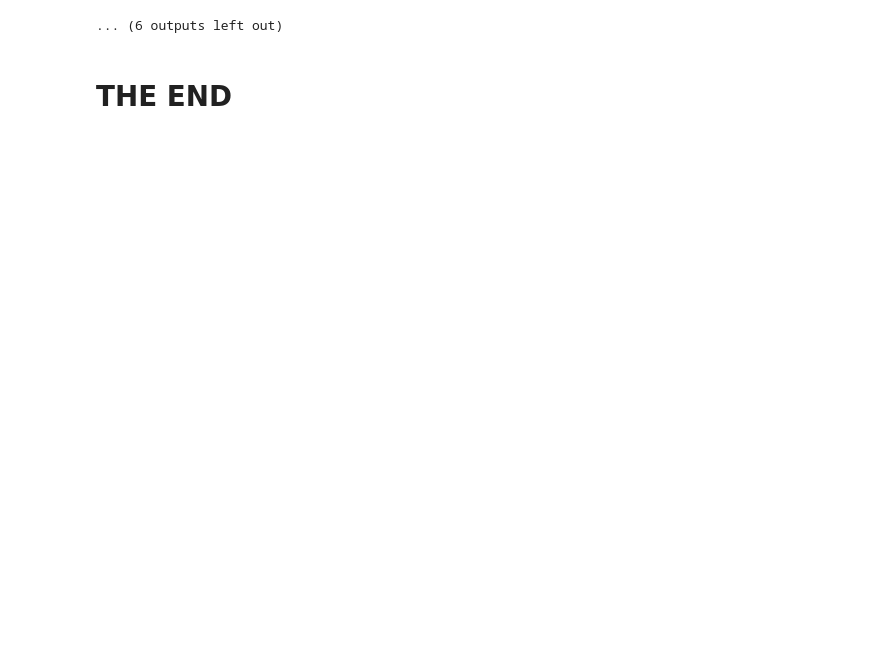
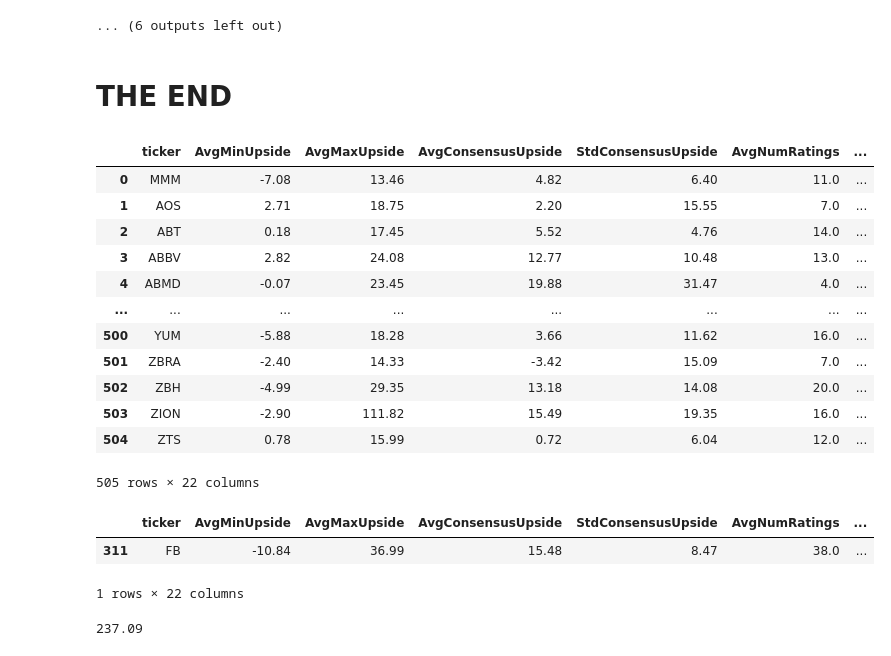
Before and after one commit to RaghuvirJonnagiri/LeveragedETF_Backtrading, a Jupyter notebook: SP500_AnalystRatingAnalysis.ipynb, the cells around one changed output. Drawn from its saved outputs; the diff is of its cells as text; code cells hidden in the pictures; blank space fills up the shorter version.

```diff
--- a/SP500_AnalystRatingAnalysis.ipynb
+++ b/SP500_AnalystRatingAnalysis.ipynb
@@ -492,3 +507,30 @@ Button(description='Generate Plot', layout=Layout(height='50px', width='30%'), s
 ... (6 outputs left out)
 # %% [markdown]
 # THE END
+# %%
+SP500_ticker_data
+# %% [output]
+|  | ticker | AvgMinUpside | AvgMaxUpside | AvgConsensusUpside | StdConsensusUpside | AvgNumRatings | ... |
+| 0 | MMM | -7.08 | 13.46 | 4.82 | 6.40 | 11.0 | ... |
+| 1 | AOS | 2.71 | 18.75 | 2.20 | 15.55 | 7.0 | ... |
+| 2 | ABT | 0.18 | 17.45 | 5.52 | 4.76 | 14.0 | ... |
+| 3 | ABBV | 2.82 | 24.08 | 12.77 | 10.48 | 13.0 | ... |
+| 4 | ABMD | -0.07 | 23.45 | 19.88 | 31.47 | 4.0 | ... |
+| ... | ... | ... | ... | ... | ... | ... | ... |
+| 500 | YUM | -5.88 | 18.28 | 3.66 | 11.62 | 16.0 | ... |
+| 501 | ZBRA | -2.40 | 14.33 | -3.42 | 15.09 | 7.0 | ... |
+| 502 | ZBH | -4.99 | 29.35 | 13.18 | 14.08 | 20.0 | ... |
+| 503 | ZION | -2.90 | 111.82 | 15.49 | 19.35 | 16.0 | ... |
+| 504 | ZTS | 0.78 | 15.99 | 0.72 | 6.04 | 12.0 | ... |
+505 rows × 22 columns
+# %%
+index_wanted = SP500_ticker_data[SP500_ticker_data['ticker'] == ticker].index
+SP500_ticker_data.iloc[index_wanted]
+# %% [output]
+|  | ticker | AvgMinUpside | AvgMaxUpside | AvgConsensusUpside | StdConsensusUpside | AvgNumRatings | ... |
+| 311 | FB | -10.84 | 36.99 | 15.48 | 8.47 | 38.0 | ... |
+1 rows × 22 columns
+# %%
+zacks_data.CurrentPrice.iloc[index_wanted].item()
+# %% [output]
+237.09
```
Also changed, not shown: parts of 4 cells of this notebook.
